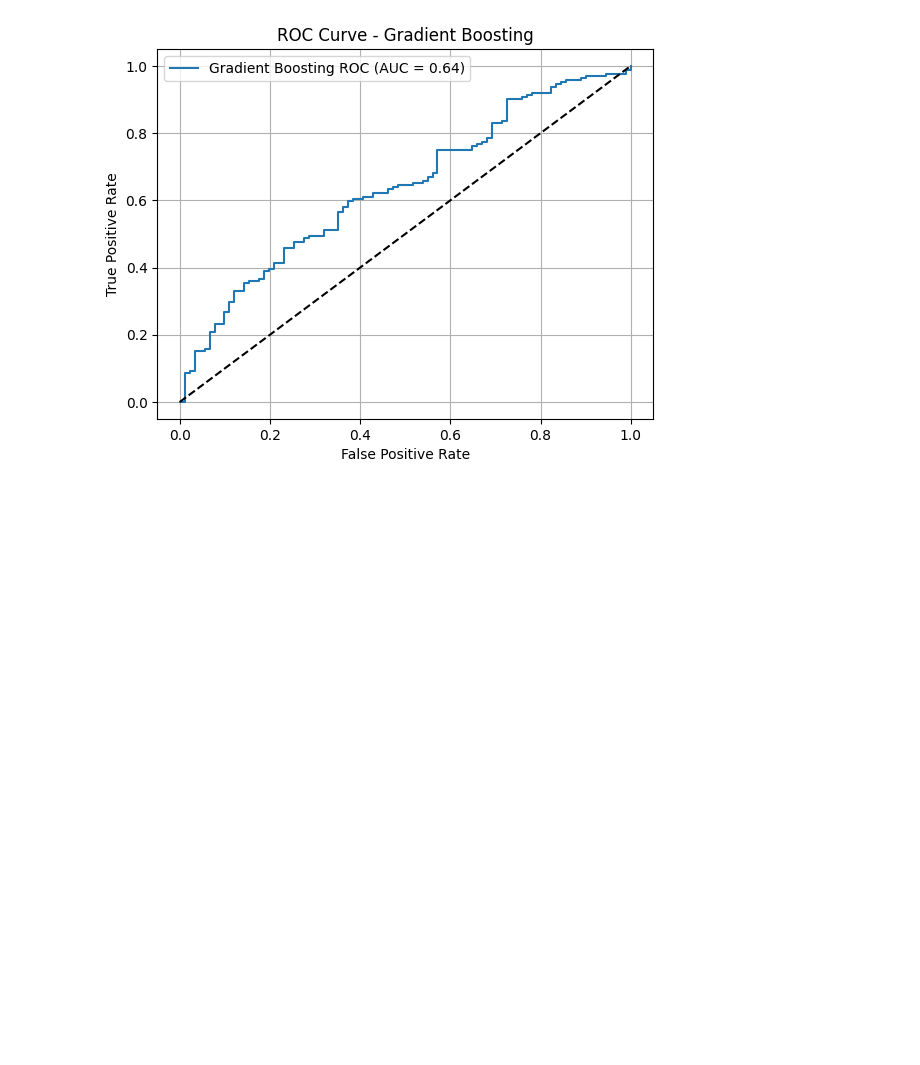
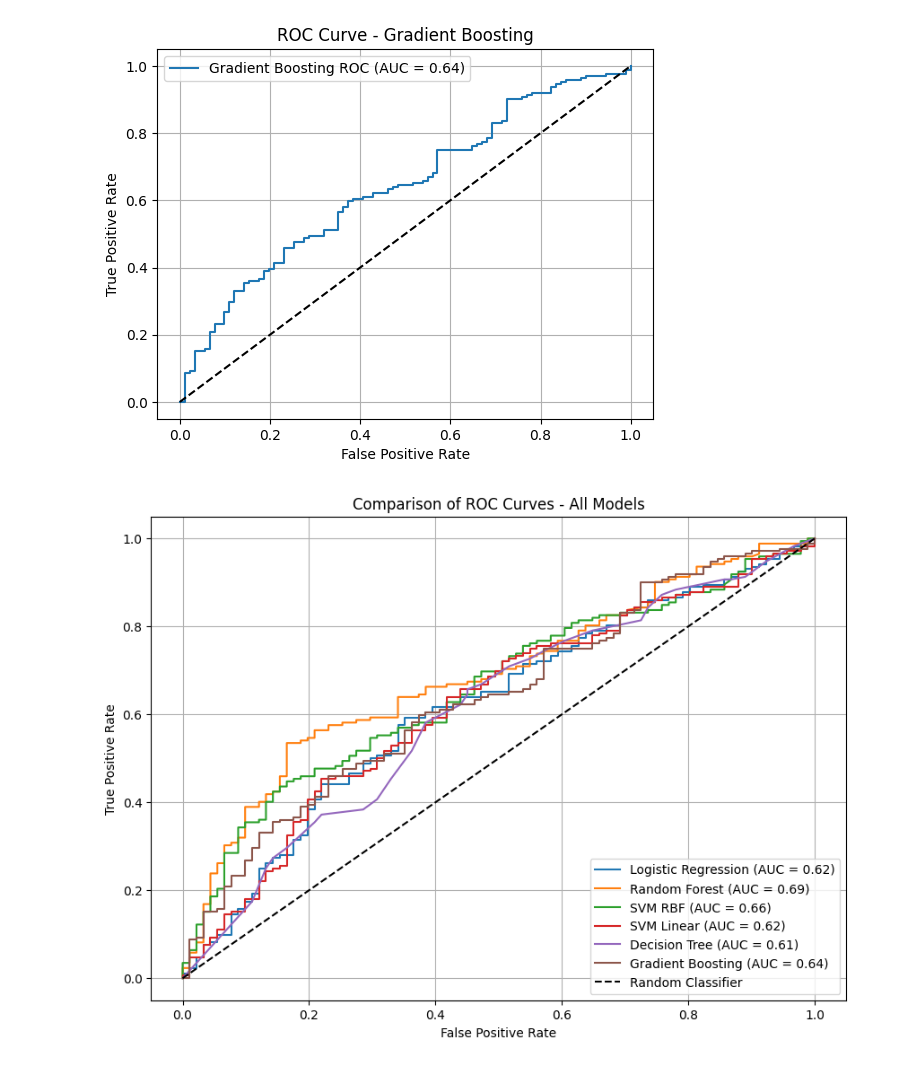
Before and after one commit to github-cweehy/Lung-Cancer-Detection-ML, a Jupyter notebook: lungcancer.ipynb, the cells around one changed output. Saved outputs shown, nothing was run; the diff lists cells and outputs as text; code cells hidden in the pictures; blank space fills up the shorter version.

```diff
--- a/lungcancer.ipynb
+++ b/lungcancer.ipynb
@@ -510,3 +510,52 @@ Classification Report:
 weighted avg       0.60      0.62      0.60       263
 [figure]
 [figure]
+# %%
+# Predict probabilities for ROC (positive class = 1)
+logreg_prob = logreg.predict_proba(X_test)[:, 1]
+rf_prob = rf_model.predict_proba(X_test)[:, 1]
+svm_prob = svm.predict_proba(X_test_scaled)[:, 1]
+svm_linear_prob = svm_linear.predict_proba(X_test_scaled)[:, 1]
+dt_prob = dt_model.predict_proba(X_test)[:, 1]
+gb_prob = gb_model.predict_proba(X_test)[:, 1]
+
+# Compute ROC curves and AUCs
+fpr_log, tpr_log, _ = roc_curve(y_test, logreg_prob)
+auc_log = auc(fpr_log, tpr_log)
+
+fpr_rf, tpr_rf, _ = roc_curve(y_test, rf_prob)
+auc_rf = auc(fpr_rf, tpr_rf)
+
+fpr_svm, tpr_svm, _ = roc_curve(y_test, svm_prob)
+auc_svm = auc(fpr_svm, tpr_svm)
+
+fpr_svm_lin, tpr_svm_lin, _ = roc_curve(y_test, svm_linear_prob)
+auc_svm_lin = auc(fpr_svm_lin, tpr_svm_lin)
+
+fpr_dt, tpr_dt, _ = roc_curve(y_test, dt_prob)
+auc_dt = auc(fpr_dt, tpr_dt)
+
+fpr_gb, tpr_gb, _ = roc_curve(y_test, gb_prob)
+auc_gb = auc(fpr_gb, tpr_gb)
+
+# Plot all ROC curves
+plt.figure(figsize=(10, 7))
+plt.plot(fpr_log, tpr_log, label=f'Logistic Regression (AUC = {auc_log:.2f})')
+plt.plot(fpr_rf, tpr_rf, label=f'Random Forest (AUC = {auc_rf:.2f})')
+plt.plot(fpr_svm, tpr_svm, label=f'SVM RBF (AUC = {auc_svm:.2f})')
+plt.plot(fpr_svm_lin, tpr_svm_lin, label=f'SVM Linear (AUC = {auc_svm_lin:.2f})')
+plt.plot(fpr_dt, tpr_dt, label=f'Decision Tree (AUC = {auc_dt:.2f})')
+plt.plot(fpr_gb, tpr_gb, label=f'Gradient Boosting (AUC = {auc_gb:.2f})')
+
+# Random classifier line
+plt.plot([0, 1], [0, 1], 'k--', label='Random Classifier')
+
+# Graph labels
+plt.xlabel('False Positive Rate')
+plt.ylabel('True Positive Rate')
+plt.title('Comparison of ROC Curves - All Models')
+plt.legend(loc='lower right')
+plt.grid(True)
+plt.show()
+# %% [output]
+[figure, added]
```
